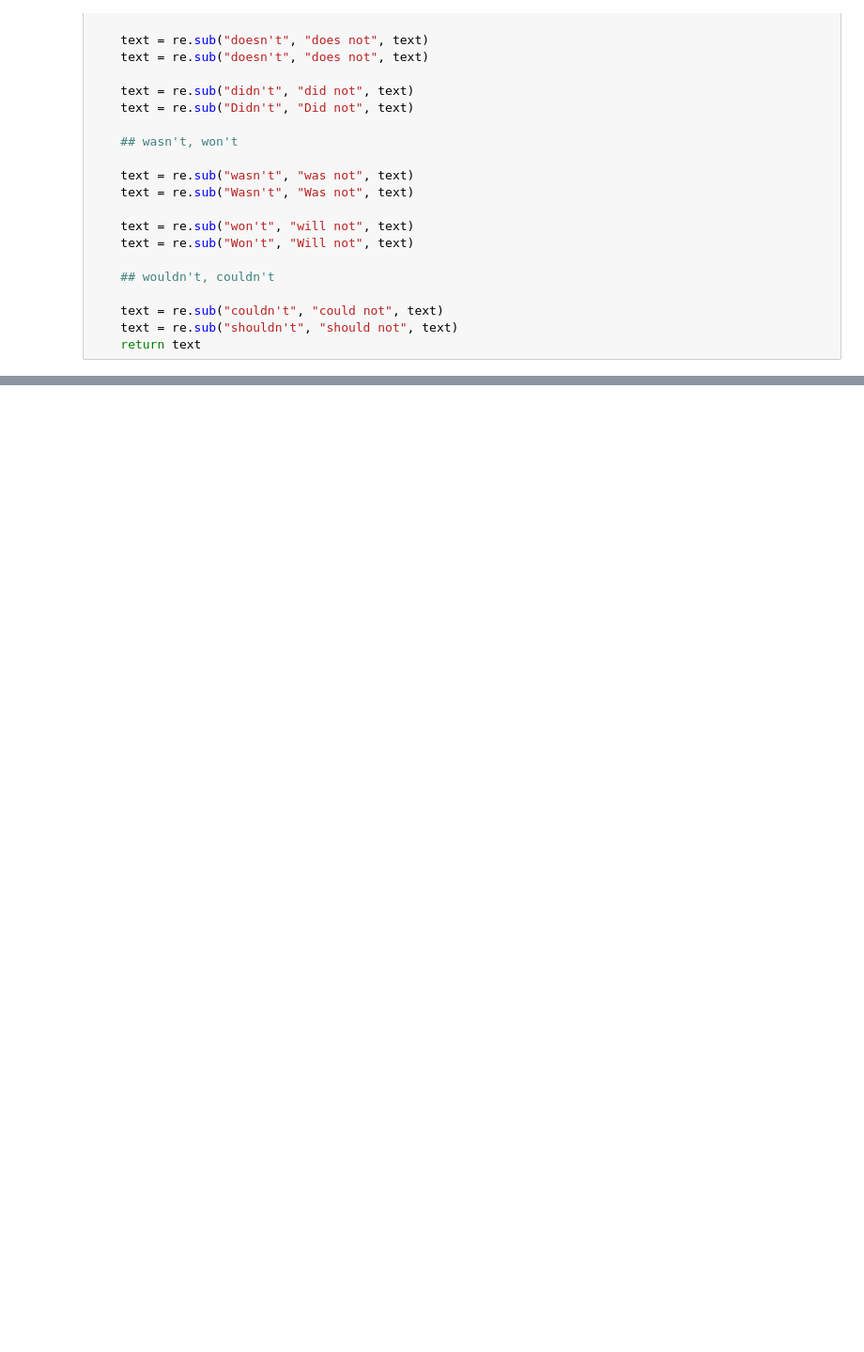
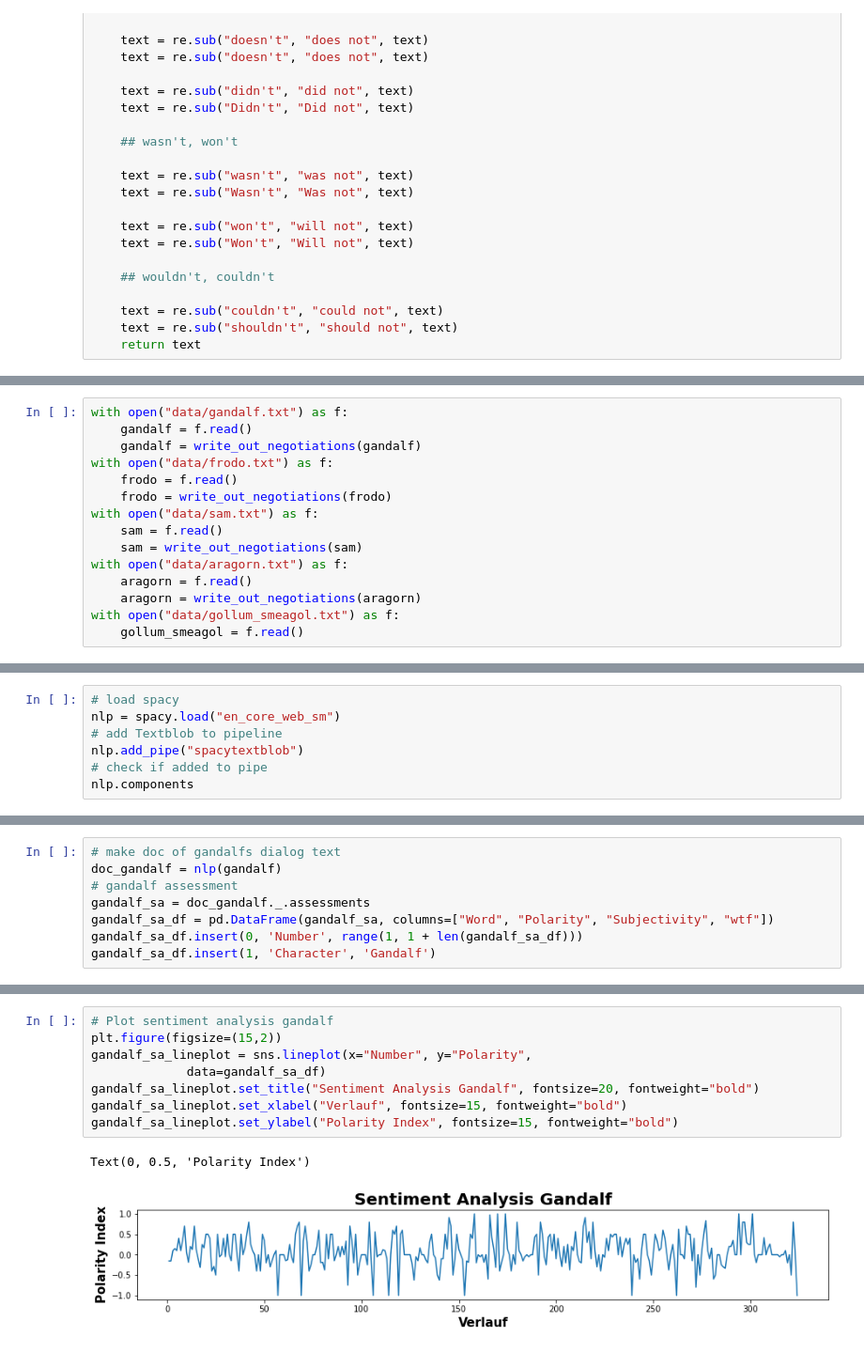
Before and after one commit to Momo-ohneEnde/nlp-lotr, a Jupyter notebook: Sentiment_Analysis.ipynb, the cells around one changed output, grey strips where cells are left out. Shown at 94% size. Cells and saved outputs as stored; diff of their text form; blank space fills up the shorter version.

```diff
--- a/Sentiment_Analysis.ipynb
+++ b/Sentiment_Analysis.ipynb
@@ -52,0 +72,15 @@ def write_out_negotiations(text):
+# %%
+with open("data/gandalf.txt") as f:
+    gandalf = f.read()
+    gandalf = write_out_negotiations(gandalf)
+with open("data/frodo.txt") as f:
+    frodo = f.read()
+    frodo = write_out_negotiations(frodo)
+with open("data/sam.txt") as f:
+    sam = f.read()
+    sam = write_out_negotiations(sam)
+with open("data/aragorn.txt") as f:
+    aragorn = f.read()
+    aragorn = write_out_negotiations(aragorn)
+with open("data/gollum_smeagol.txt") as f:
+    gollum_smeagol = f.read()
@@ -52,0 +101,7 @@ def write_out_negotiations(text):
+# %%
+# load spacy
+nlp = spacy.load("en_core_web_sm")
+# add Textblob to pipeline
+nlp.add_pipe("spacytextblob")
+# check if added to pipe
+nlp.components
@@ -52,0 +142,8 @@ def write_out_negotiations(text):
+# %%
+# make doc of gandalfs dialog text
+doc_gandalf = nlp(gandalf)
+# gandalf assessment
+gandalf_sa = doc_gandalf._.assessments
+gandalf_sa_df = pd.DataFrame(gandalf_sa, columns=["Word", "Polarity", "Subjectivity", "wtf"])
+gandalf_sa_df.insert(0, 'Number', range(1, 1 + len(gandalf_sa_df)))
+gandalf_sa_df.insert(1, 'Character', 'Gandalf')
@@ -52,0 +211,11 @@ def write_out_negotiations(text):
+# %%
+# Plot sentiment analysis gandalf
+plt.figure(figsize=(15,2))
+gandalf_sa_lineplot = sns.lineplot(x="Number", y="Polarity",
+             data=gandalf_sa_df)
+gandalf_sa_lineplot.set_title("Sentiment Analysis Gandalf", fontsize=20, fontweight="bold")
+gandalf_sa_lineplot.set_xlabel("Verlauf", fontsize=15, fontweight="bold")
+gandalf_sa_lineplot.set_ylabel("Polarity Index", fontsize=15, fontweight="bold")
+# %% [output]
+Text(0, 0.5, 'Polarity Index')
+[figure, added]
```
Also changed, not shown: parts of 16 cells of this notebook.
